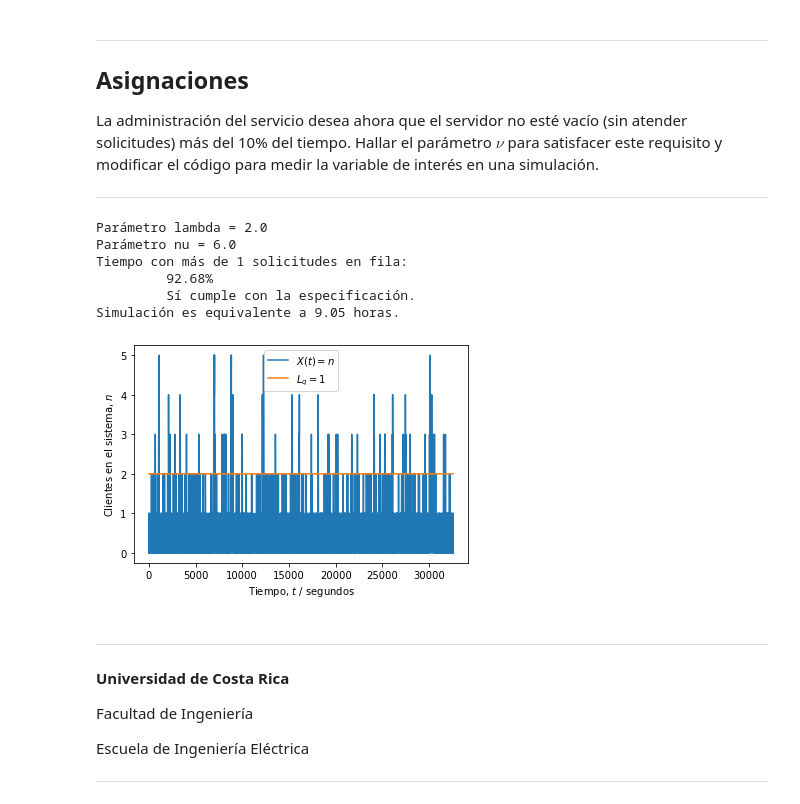
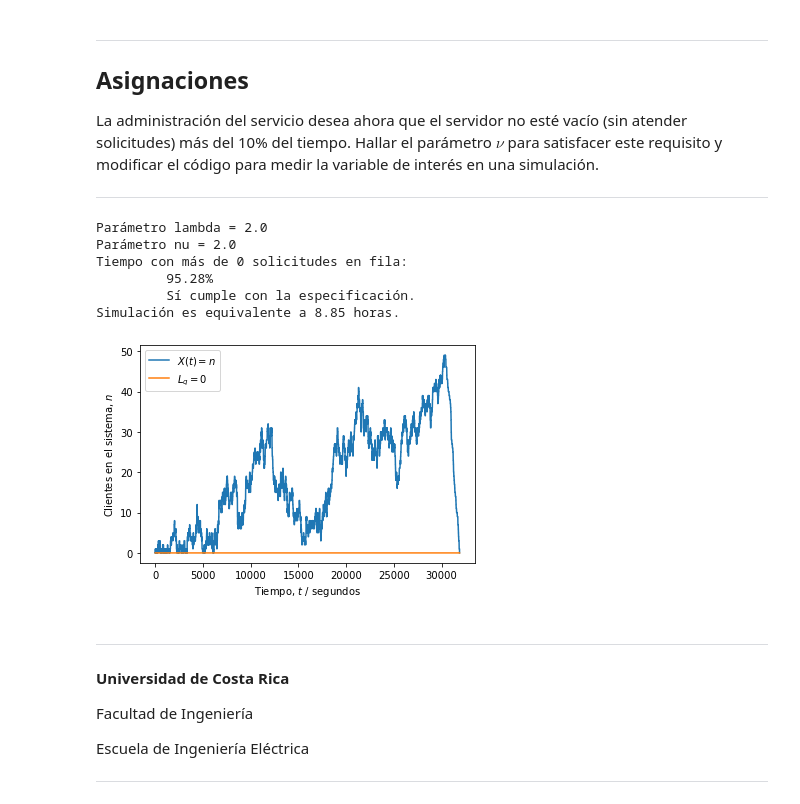
Before and after one commit to GianK171/Tema5, a Jupyter notebook: L5.ipynb, the cells around one changed output. Drawn from its saved outputs; the diff is of its cells as text; code cells hidden in the pictures.

```diff
--- a/L5.ipynb
+++ b/L5.ipynb
@@ -176,7 +176,7 @@ N = 1000
 lam = 2/60
 
 # Parámetro de servicio (servicios/segundos), se modifico para este lo calculara
-nu = int(math.sqrt(2**2/0.10))/60
+nu = int(2/0.9)/60
 
 # Distribución de los tiempos de llegada entre cada cliente
 X = stats.expon(scale = 1/lam)
@@ -218,10 +218,10 @@ for c in range(N):
     t[j] -= 1
 
 # Umbral de P o más personas en sistema (hay P - 1 en fila)
-P = 3
+P = 1
 
 # Instantes (segundos) de tiempo con P o más solicitudes en sistema
-frecuencia = 0.9*len(t)
+frecuencia = 0
 
 # Proceso aleatorio (estados n = {0, 1, 2...})
 Xt = np.zeros(t.shape)
@@ -231,41 +231,41 @@ n = 0
 
 # Recorrido del vector temporal y conteo de clientes (estado n)
 for i, c in enumerate(t):
     n += c # sumar (+1) o restar (-1) al estado
     Xt[i] = n
     if Xt[i] >= P:
         frecuencia += 1
 
 # Fracción de tiempo con P o más solicitudes en sistema
 fraccion = frecuencia / len(t)
 
 # Resultados
 print('Parámetro lambda =', str(lam*60))
 print('Parámetro nu =', str(nu*60))
-print('Tiempo con más de {} solicitudes en fila:'.format(P-2))
+print('Tiempo con más de {} solicitudes en fila:'.format(P-1))
 print('\t {:0.2f}%'.format(100*fraccion))
-if fraccion >= 0.10:
+if fraccion >= 0.90:
     print('\t Sí cumple con la especificación.')
 else:
     print('\t No cumple con la especificación.')
 print('Simulación es equivalente a {:0.2f} horas.'.format(len(t)/3600))
 
 # Gráfica de X(t) (estados del sistema)
 plt.figure()
 plt.plot(Xt)
 plt.plot(range(len(t)), (P-1)*np.ones(t.shape))
-plt.legend(('$X(t) = n$', '$L_q = $' + str(P-2)))
+plt.legend(('$X(t) = n$', '$L_q = $' + str(P-1)))
 plt.ylabel('Clientes en el sistema, $n$')
 plt.xlabel('Tiempo, $t$ / segundos')
 plt.show()
 # %% [output]
 Parámetro lambda = 2.0
-Parámetro nu = 6.0
-Tiempo con más de 1 solicitudes en fila:
-         92.68%
+Parámetro nu = 2.0
+Tiempo con más de 0 solicitudes en fila:
+         95.28%
          Sí cumple con la especificación.
-Simulación es equivalente a 9.05 horas.
+Simulación es equivalente a 8.85 horas.
-[figure, old version]
+[figure, new version]
 # %% [markdown]
 ---
 
```
